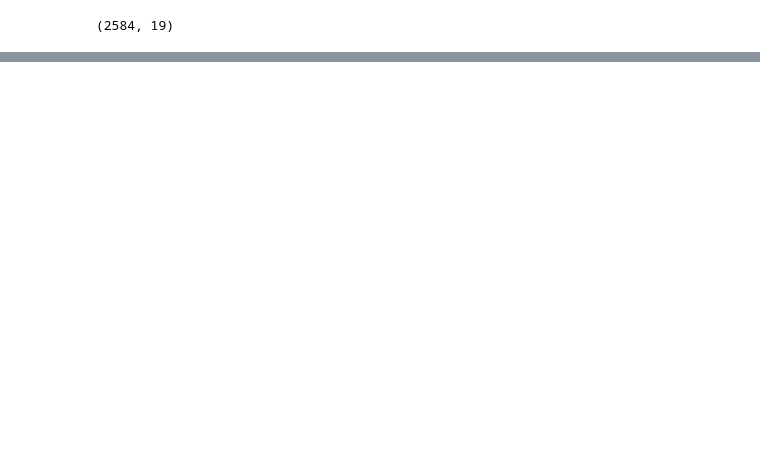
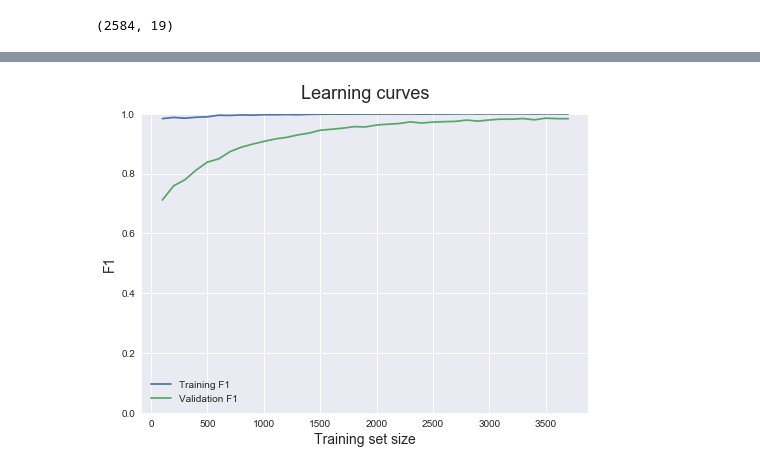
Before and after one commit to nshea3/ml_notebooks, a Jupyter notebook: ML_P1_coalbumps.ipynb, the cells around one changed output, grey strips where cells are left out. Cells and saved outputs as stored; diff of their text form; code cells hidden in the pictures; blank space fills up the shorter version.

```diff
--- a/ML_P1_coalbumps.ipynb
+++ b/ML_P1_coalbumps.ipynb
@@ -61,3 +82,11 @@ plot_learning_curve(train_sizes, train_scores_mean, validation_scores_mean)
+# %%
+from sklearn.ensemble import RandomForestClassifier
+
+rfc_est = RandomForestClassifier()
+
+plot_learning_curve(*tv_scores_mean(rfc_est,X,y,train_sizes))
+# %% [output]
+[figure, added]
 # %%
 from sklearn.neural_network import MLPClassifier
 from sklearn.preprocessing import StandardScaler
```
Also changed, not shown: parts of 10 cells of this notebook.
